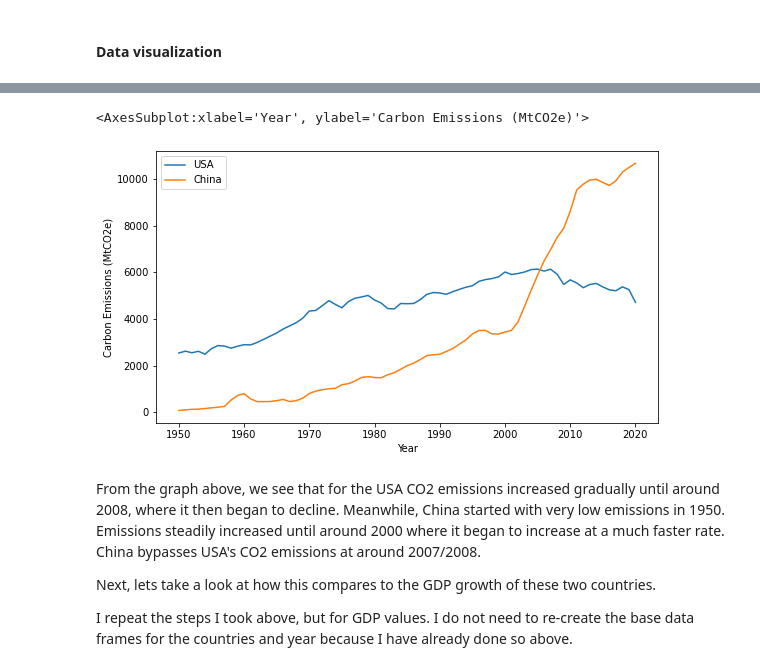
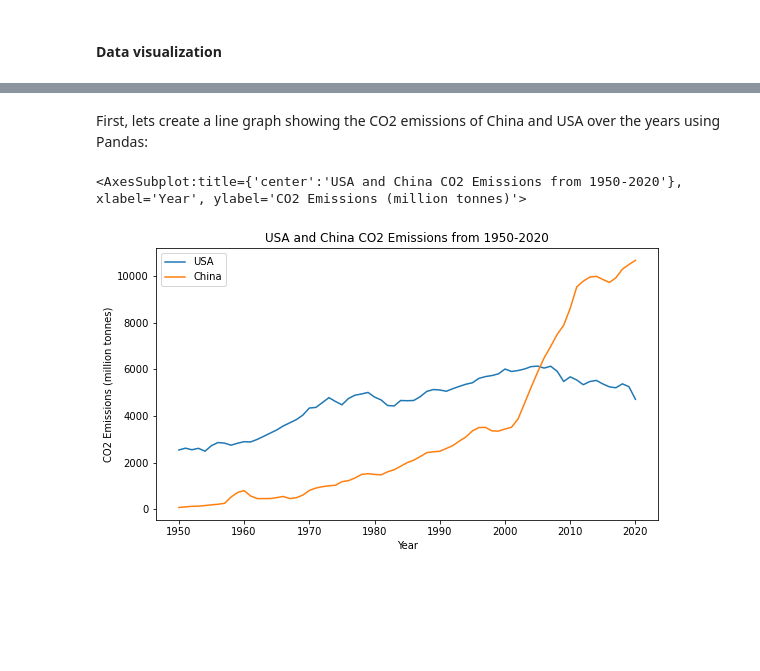
Before and after one commit to seanjkk/co2-emissions-project, a Jupyter notebook: analysis.ipynb, the cells around one changed output, grey strips where cells are left out. Cells and saved outputs as stored; diff of their text form; code cells hidden in the pictures; blank space fills up the shorter version.

```diff
--- a/analysis.ipynb
+++ b/analysis.ipynb
@@ -230,31 +246,24 @@ I then create a new data frame for the graph and plot it.
+# %% [markdown]
+First, lets create a line graph showing the CO2 emissions of China and USA over the years using Pandas:
 # %%
 # Creating new data frame for each country
 df_usa = df[(df.country == 'United States')]
 df_china = df[(df.country == 'China')]
 
-# Creating list containing unique year values pulled from the data frame
-year = df.year.unique()
-
-# Creating two new lists for each country and using pandas values.tolist() feature to add just the CO2 values
+# Creating a list for each country's CO2 values
 usa_co2 = df_usa['co2'].values.tolist()
 china_co2 = df_china['co2'].values.tolist()
 
-# Creating a new data frame for the line graph, containing CO2 lists for each country and the year
+# Creating a new data frame with USA CO2, China CO2 and year values
 df_line = pd.DataFrame(
     { 'USA': usa_co2,
     'China': china_co2,
     'Year': year
     }
 )
 
-# Graphing using df.plot
-df_line.plot.line(x='Year', ylabel='Carbon Emissions (MtCO2e)', figsize = (9, 5))
+# Plotting graph
+df_line.plot.line(x='Year', ylabel='CO2 Emissions (million tonnes)', figsize = (9, 5), title = 'USA and China CO2 Emissions from 1950-2020')
 # %% [output]
-<AxesSubplot:xlabel='Year', ylabel='Carbon Emissions (MtCO2e)'>
+<AxesSubplot:title={'center':'USA and China CO2 Emissions from 1950-2020'}, xlabel='Year', ylabel='CO2 Emissions (million tonnes)'>
-[figure, old version]
+[figure, new version]
-# %% [markdown]
-From the graph above, we see that for the USA CO2 emissions increased gradually until around 2008, where it then began to decline. Meanwhile, China started with very low emissions in 1950. Emissions steadily increased until around 2000 where it began to increase at a much faster rate. China bypasses USA's CO2 emissions at around 2007/2008.
-
-Next, lets take a look at how this compares to the GDP growth of these two countries.
-
-I repeat the steps I took above, but for GDP values. I do not need to re-create the base data frames for the countries and year because I have already done so above.
```
Also changed, not shown: parts of 47 cells of this notebook, 1 other file.
